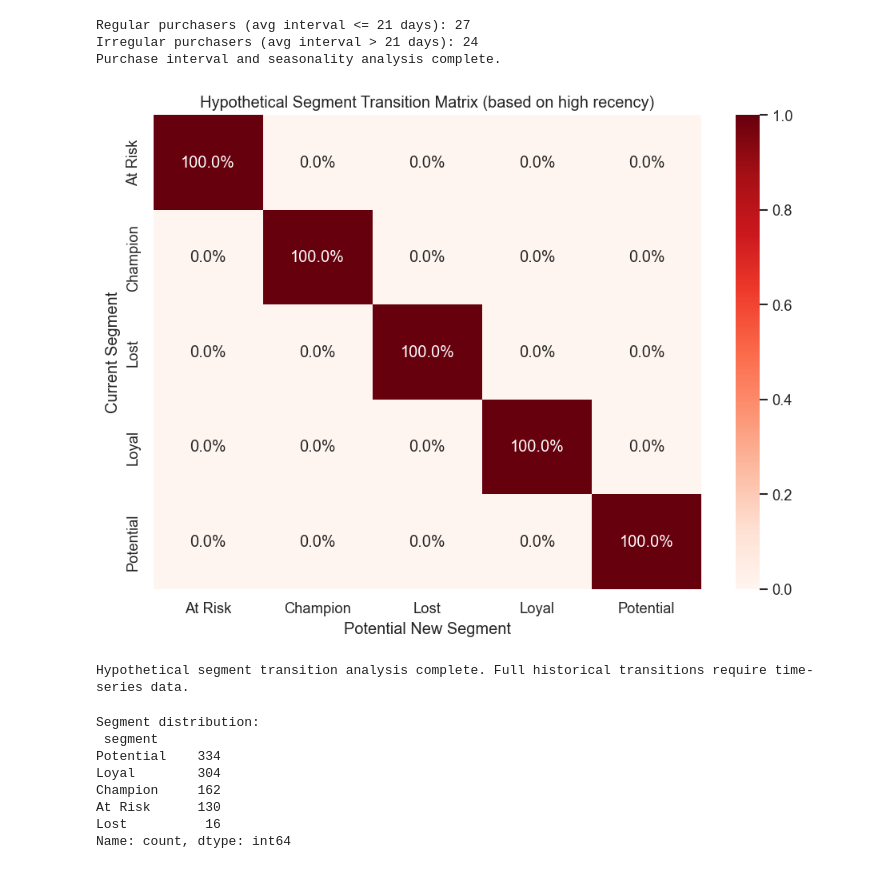
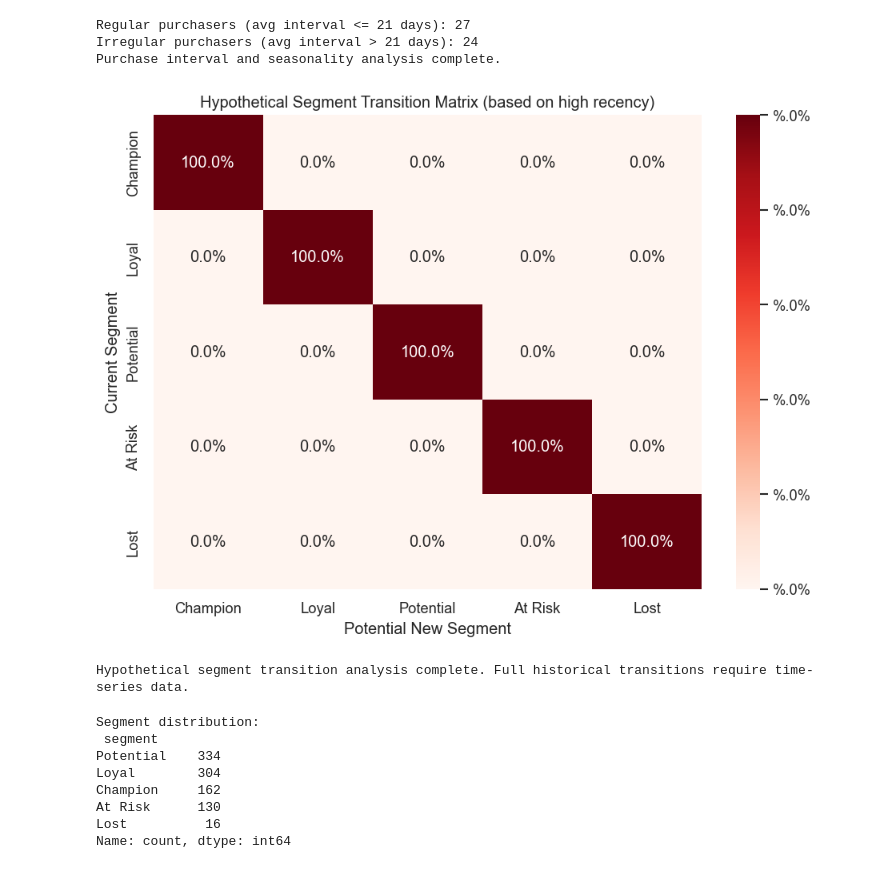
Before and after one commit to sudhamshu2402/RFM, a Jupyter notebook: RFM.ipynb, the cells around one changed output. Drawn from its saved outputs; the diff is of its cells as text; code cells hidden in the pictures.

```diff
--- a/RFM.ipynb
+++ b/RFM.ipynb
@@ -11,7 +11,7 @@ sns.set_theme(style="whitegrid", palette="Set2")
 plt.rcParams["figure.dpi"] = 120
 
 df = pd.read_csv(
-    r"C:\Users\sudha\Downloads\rfm_data.csv",
+    r"C:\Users\sudha\Downloads\",
     engine='python'
 )
 
@@ -213,32 +213,56 @@ Purchase interval and seasonality analysis complete.
 # %%
 # Phase 4: RFM Segment Transition Matrix
 # Note: Full transition matrix requires historical segment data over time.
 # Since we have snapshot data, we'll show segment stability analysis instead.
 
 # For demonstration, simulate transitions based on recency changes (hypothetical)
 # Assuming customers with recency > 90 days are "at risk" of moving to lower segments
 transition_data = rfm.copy()
+if 'segment' not in transition_data.columns:
+    transition_data['r_score'] = pd.qcut(transition_data['recency'], q=4, labels=[4, 3, 2, 1])
+    transition_data['f_score'] = pd.qcut(transition_data['frequency'].rank(method='first'), q=4, labels=[1, 2, 3, 4])
+    transition_data['m_score'] = pd.qcut(transition_data['monetary'].rank(method='first'), q=4, labels=[1, 2, 3, 4])
+    transition_data[['r_score', 'f_score', 'm_score']] = transition_data[['r_score', 'f_score', 'm_score']].astype(int)
+    transition_data['rfm_score'] = transition_data[['r_score', 'f_score', 'm_score']].sum(axis=1)
+
+    def assign_segment(score: int) -> str:
+        if score >= 10:
+            return "Champion"
+        elif score >= 8:
+            return "Loyal"
+        elif score >= 6:
+            return "Potential"
+        elif score >= 4:
+            return "At Risk"
+        return "Lost"
+
+    transition_data['segment'] = transition_data['rfm_score'].apply(assign_segment)
+
 transition_data['potential_new_segment'] = transition_data['segment']
 
 # Hypothetical: if recency > 90, move to lower segment
 high_recency = transition_data['recency'] > 90
 transition_data.loc[high_recency & (transition_data['segment'] == 'Champion'), 'potential_new_segment'] = 'Loyal'
 transition_data.loc[high_recency & (transition_data['segment'] == 'Loyal'), 'potential_new_segment'] = 'Potential'
 transition_data.loc[high_recency & (transition_data['segment'] == 'Potential'), 'potential_new_segment'] = 'At Risk'
 
 transitions = pd.crosstab(transition_data['segment'], transition_data['potential_new_segment'], normalize='index')
+# ensure all expected segments appear in matrix for consistent plotting
+segments = ["Champion", "Loyal", "Potential", "At Risk", "Lost"]
+transitions = transitions.reindex(index=segments, columns=segments, fill_value=0)
+
 plt.figure(figsize=(8, 6))
-sns.heatmap(transitions, annot=True, fmt='.1%', cmap='Reds')
+sns.heatmap(transitions, annot=True, fmt='.1%', cmap='Reds', cbar_kws={'format': '%.0%'})
 plt.title('Hypothetical Segment Transition Matrix (based on high recency)')
 plt.ylabel('Current Segment')
 plt.xlabel('Potential New Segment')
 plt.tight_layout()
 plt.savefig('segment_transitions.png', bbox_inches='tight')
 plt.show()
 
 print("Hypothetical segment transition analysis complete. Full historical transitions require time-series data.")
 # %% [output]
-[figure, old version]
+[figure, new version]
 Hypothetical segment transition analysis complete. Full historical transitions require time-series data.
 # %%
 rfm["r_score"] = pd.qcut(rfm["recency"],   q=4, labels=[4, 3, 2, 1])  # lower recency = better
```
Also changed, not shown: parts of 2 cells of this notebook, 10 other files.
